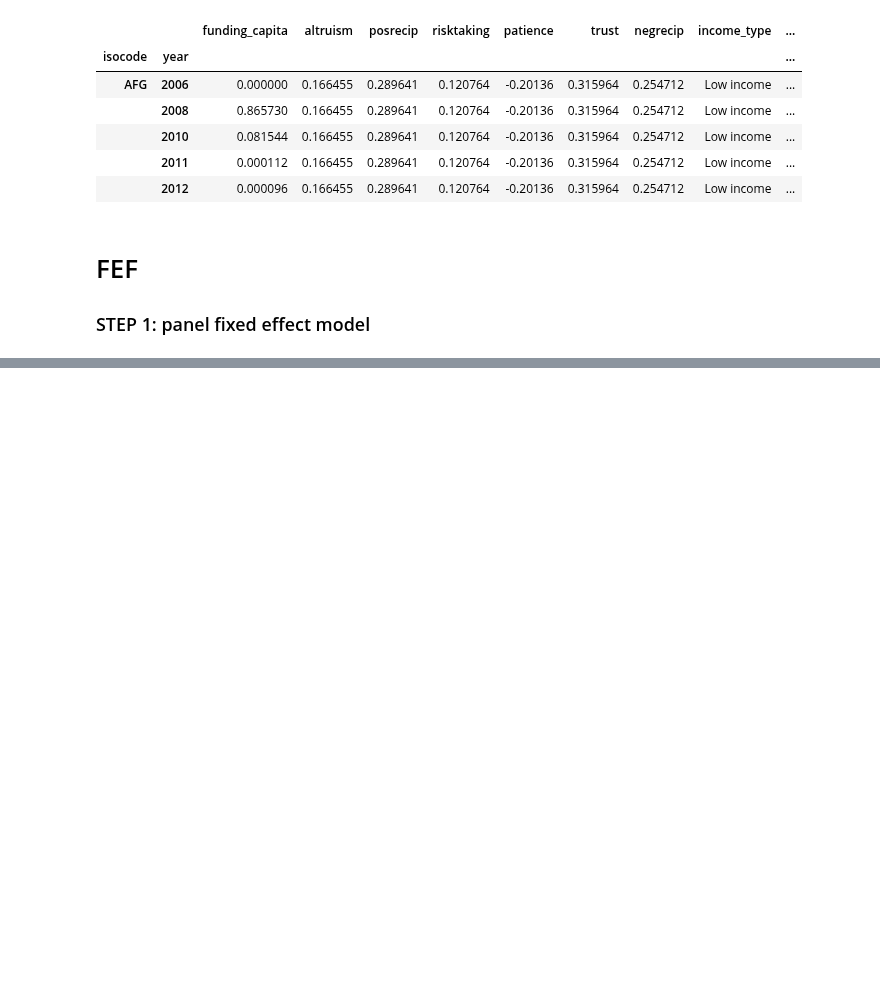
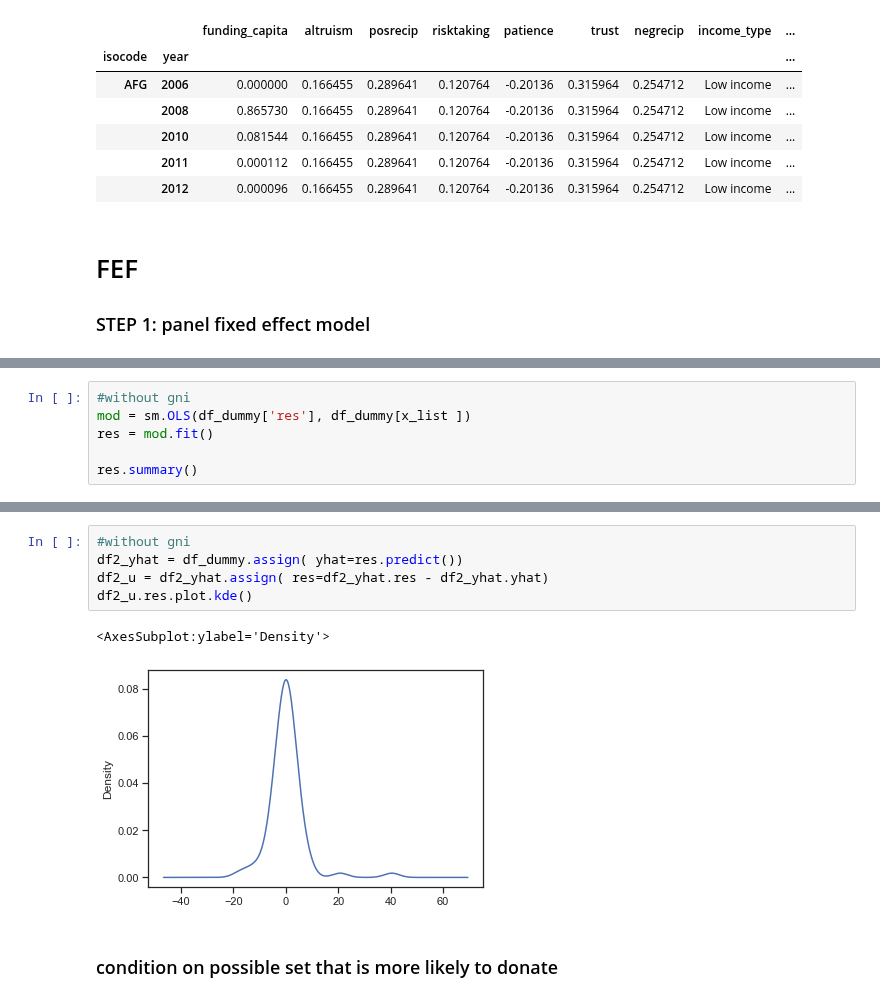
Before and after one commit to amanda8412383/research-module, a Jupyter notebook: panel.ipynb, the cells around one changed output, grey strips where cells are left out. Cells and saved outputs as stored; diff of their text form; blank space fills up the shorter version.

```diff
--- a/panel.ipynb
+++ b/panel.ipynb
@@ -146,0 +236,6 @@ id: 0x1c467095490
+# %%
+#without gni
+mod = sm.OLS(df_dummy['res'], df_dummy[x_list ])
+res = mod.fit()
+
+res.summary()
@@ -146,0 +288,10 @@ id: 0x1c467095490
+# %%
+#without gni
+df2_yhat = df_dummy.assign( yhat=res.predict())
+df2_u = df2_yhat.assign( res=df2_yhat.res - df2_yhat.yhat)
+df2_u.res.plot.kde()
+# %% [output]
+<AxesSubplot:ylabel='Density'>
+[figure, added]
+# %% [markdown]
+### condition on possible set that is more likely to donate
```
Also changed, not shown: parts of 12 cells of this notebook, 2 other files.
